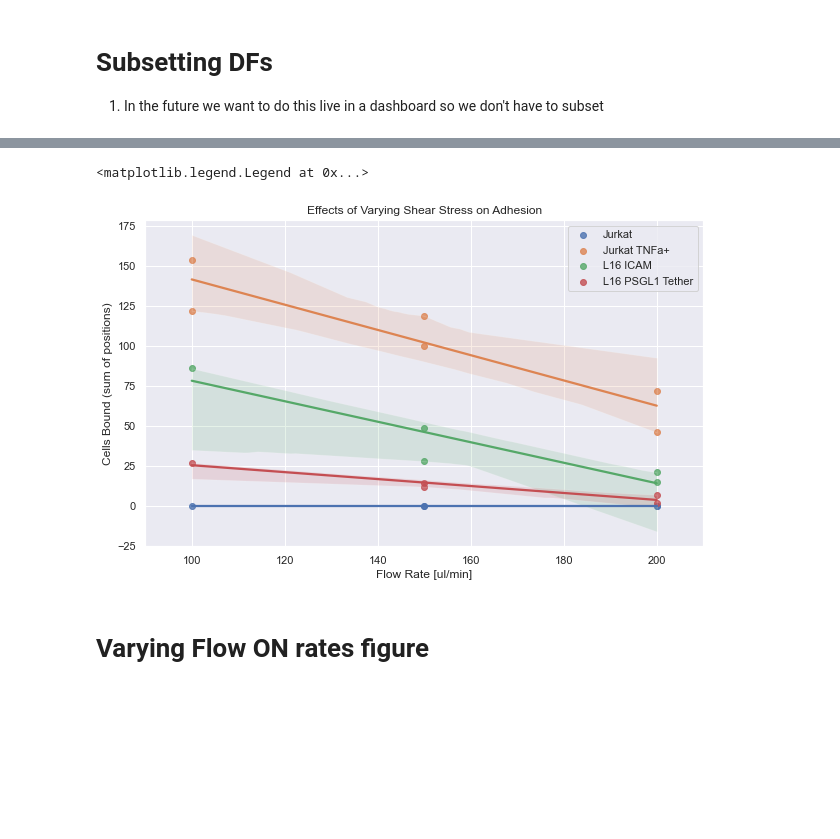
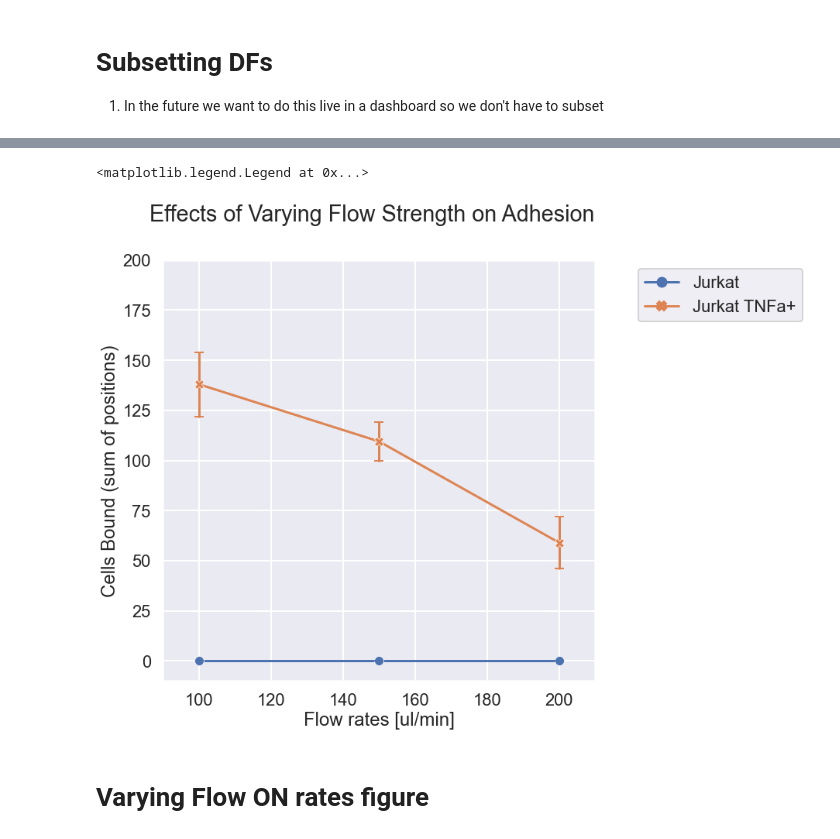
Before and after one commit to admbarre/tc_tools, a Jupyter notebook: notebooks/Visualize.ipynb, the cells around one changed output, grey strips where cells are left out. Drawn from its saved outputs; the diff is of its cells as text; code cells hidden in the pictures; blank space fills up the shorter version.

```diff
--- a/notebooks/Visualize.ipynb
+++ b/notebooks/Visualize.ipynb
@@ -137,16 +138,24 @@ lag_df
-# %%
-plt.figure(figsize=(10, 6))
-plt.title("Effects of Varying Shear Stress on Adhesion")
-
-plt.xlim([90,210])
-for con in varying_df.groupby("Construct"):
-    sns.regplot(x="Flow", y="Aggregate(SUM)", data=con[1], label=con[0])
-plt.ylabel("Cells Bound (sum of positions)")
-plt.xlabel("Flow Rate [ul/min]")
-plt.legend()
-# %% [output]
-<matplotlib.legend.Legend at 0x...>
-[figure, removed]
+# %%
+con_df = varying_df[varying_df["Lag Binder"]=="none"]
+
+con_fig, con_ax = plt.subplots(figsize=(10, 10))
+con_fig.suptitle("Effects of Varying Flow Strength on Adhesion")
+
+con_ax = sns.lineplot(
+    data=con_df, x="Flow", y="Aggregate(SUM)", hue="Construct",
+    palette="deep",markers=True, style="Construct", dashes=False,err_style="bars", ci=68, err_kws={'capsize':6}
+)
+
+# Adding some extras on the ends to be able to see points
+con_ax.set_ylim([-10,200])
+con_ax.set_ylabel("Cells Bound (sum of positions)")
+
+con_ax.set_xlim([90,210])
+con_ax.set_xlabel("Flow rates [ul/min]")
+con_ax.legend(loc="upper right", bbox_to_anchor=(1.5,1))
+# %% [output]
+<matplotlib.legend.Legend at 0x...>
+[figure, added]
 # %% [markdown]
 # Varying Flow ON rates figure
 # %%
```
Also changed, not shown: parts of 5 cells of this notebook.
